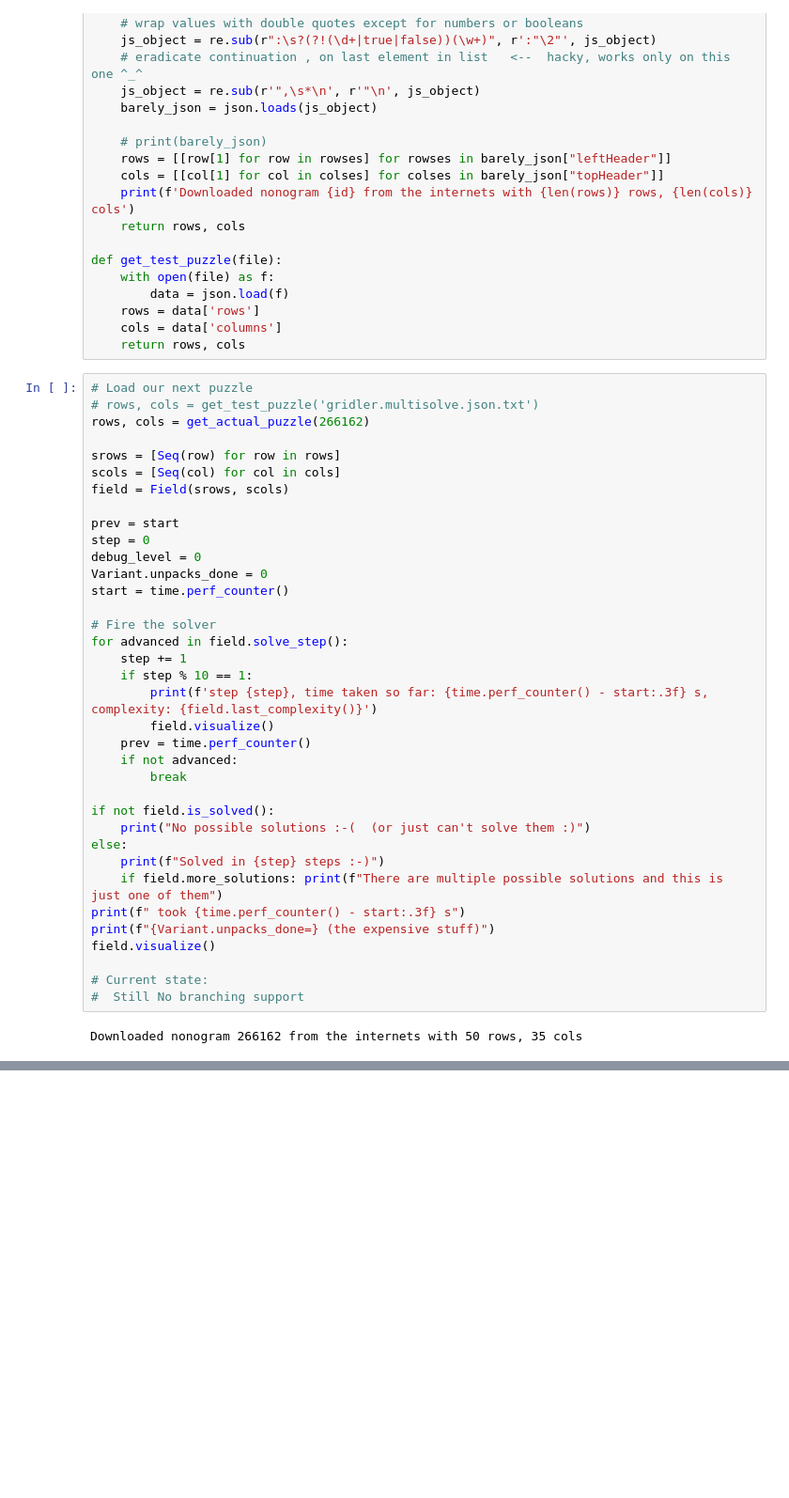
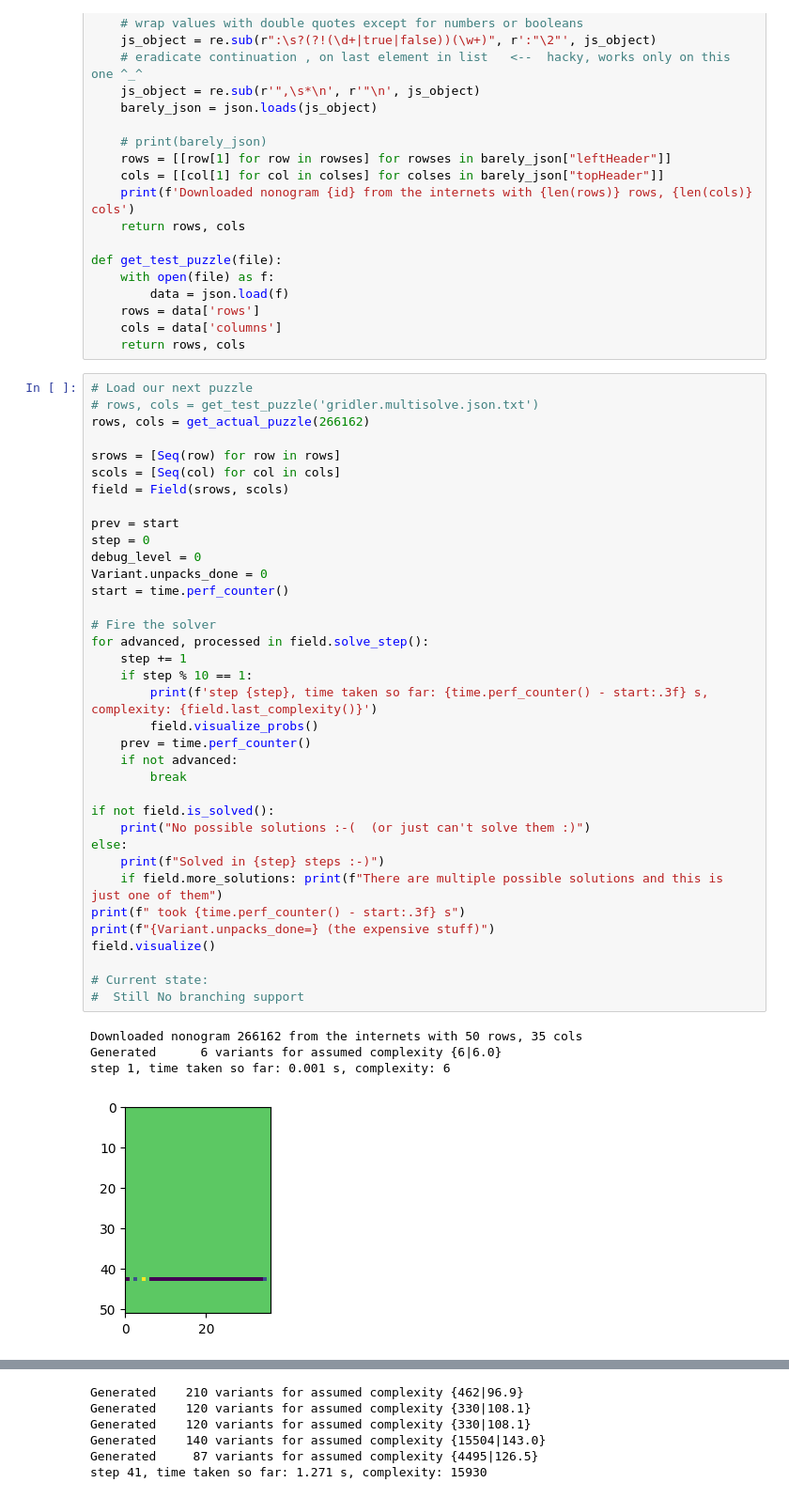
Before and after one commit to DeirhX/griddler, a Jupyter notebook: Griddler.ipynb, the cells around one changed output, grey strips where cells are left out. Shown at 94% size. Cells and saved outputs as stored; diff of their text form; blank space fills up the shorter version.

```diff
--- a/Griddler.ipynb
+++ b/Griddler.ipynb
@@ -305,32 +369,35 @@ srows = [Seq(row) for row in rows]
 scols = [Seq(col) for col in cols]
 field = Field(srows, scols)
 
 prev = start
 step = 0
 debug_level = 0
 Variant.unpacks_done = 0
 start = time.perf_counter()
 
 # Fire the solver
-for advanced in field.solve_step():
+for advanced, processed in field.solve_step():
     step += 1
     if step % 10 == 1:
         print(f'step {step}, time taken so far: {time.perf_counter() - start:.3f} s, complexity: {field.last_complexity()}')
-        field.visualize()
+        field.visualize_probs()
     prev = time.perf_counter()
     if not advanced:
         break
 
 if not field.is_solved():
     print("No possible solutions :-(  (or just can't solve them :)")
 else:
     print(f"Solved in {step} steps :-)")
     if field.more_solutions: print(f"There are multiple possible solutions and this is just one of them")
 print(f" took {time.perf_counter() - start:.3f} s")
 print(f"{Variant.unpacks_done=} (the expensive stuff)")
 field.visualize()
 
 # Current state:
 #  Still No branching support
 # %% [output]
 Downloaded nonogram 266162 from the internets with 50 rows, 35 cols
+Generated      6 variants for assumed complexity {6|6.0}
+step 1, time taken so far: 0.001 s, complexity: 6
+[figure, added]
@@ -337,0 +452,6 @@ TypeError: 'bool' object is not iterable
+Generated    210 variants for assumed complexity {462|96.9}
+Generated    120 variants for assumed complexity {330|108.1}
+Generated    120 variants for assumed complexity {330|108.1}
+Generated    140 variants for assumed complexity {15504|143.0}
+Generated     87 variants for assumed complexity {4495|126.5}
+step 41, time taken so far: 1.271 s, complexity: 15930
```
Also changed, not shown: parts of 4 cells of this notebook.
